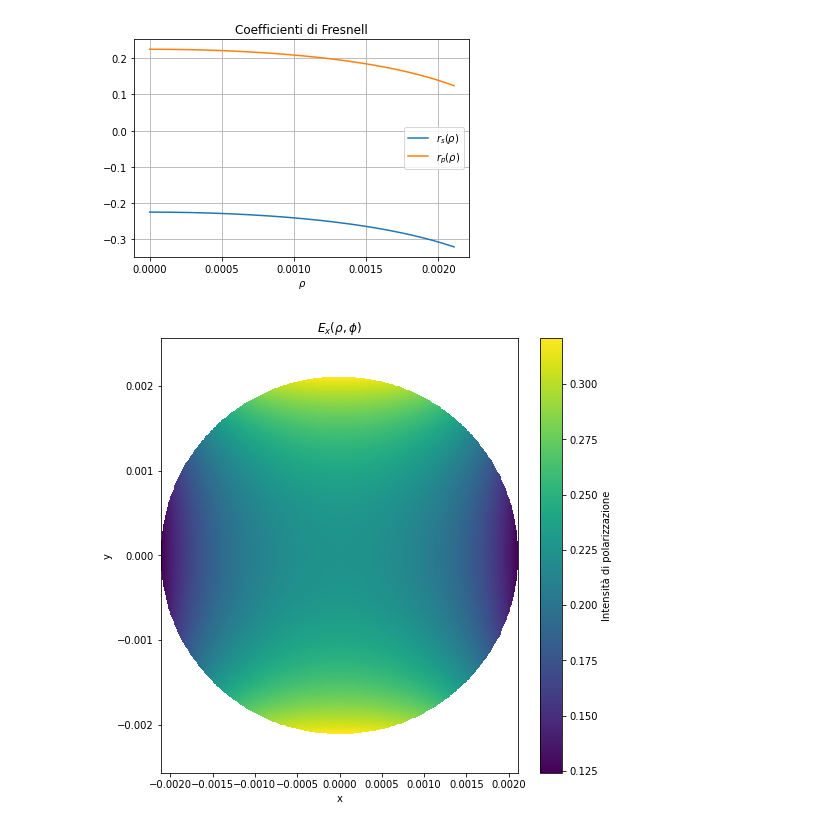
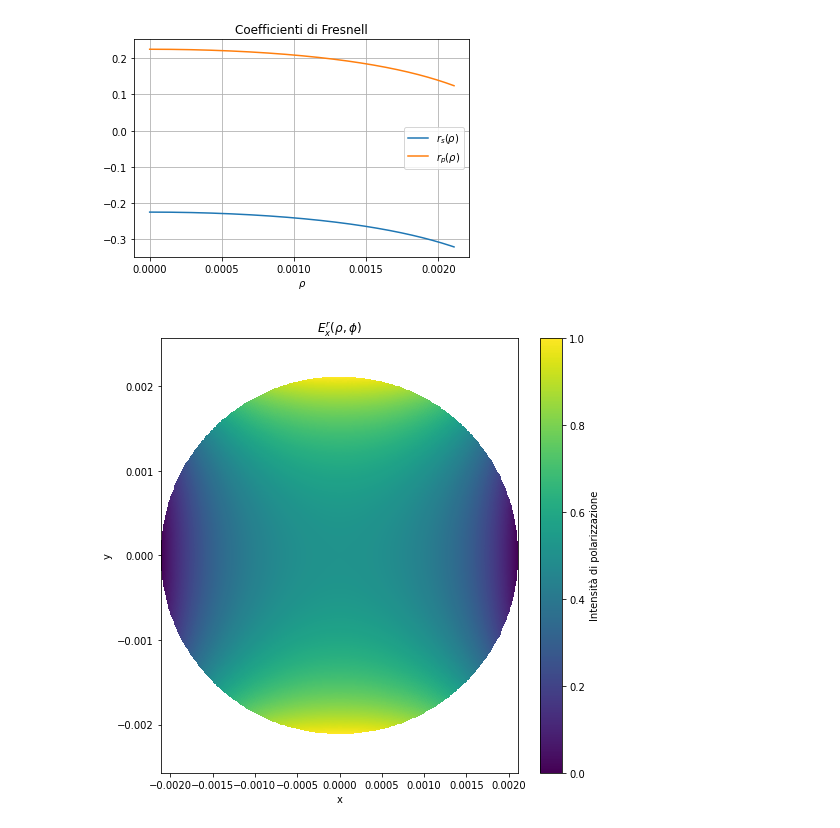
Before and after one commit to filippodaminato/reflected_image_of_a_strongly_focused_spot-, a Jupyter notebook: tesi.ipynb, the cells around one changed output. Saved outputs shown, nothing was run; the diff lists cells and outputs as text; code cells hidden in the pictures.

```diff
--- a/tesi.ipynb
+++ b/tesi.ipynb
@@ -20,15 +18,29 @@ rho_max
+# %%
+def normalize_meshgrid(meshgrid, min_val=0, max_val=1):
+    # Calcola il minimo e il massimo della meshgrid
+    data_min = meshgrid.min()
+    data_max = meshgrid.max()
+
+    # Evita divisioni per zero
+    if data_max - data_min == 0:
+        return np.full_like(meshgrid, (min_val + max_val) / 2)
+
+    # Normalizza nell'intervallo [0, 1] e scala a [min_val, max_val]
+    normalized = (meshgrid - data_min) / (data_max - data_min)  # [0, 1]
+    scaled = normalized * (max_val - min_val) + min_val  # [min_val, max_val]
+    return scaled
 # %%
 def _rp(_rho):
 
     theta_i = np.arcsin(_rho/f)
 
-    # Calcola il seno dell'angolo trasmesso usando la legge di Snell
+    # seno angolo trasmesso usando la legge di Snell
     sin_theta_t = n1 / n2 * np.sin(theta_i)
 
     # Evita valori fuori dal dominio [-1, 1] a causa di errori numerici
     sin_theta_t = np.clip(sin_theta_t, -1, 1)
 
-    # Calcola il coseno dell'angolo trasmesso
+    #coseno angolo trasmesso
     cos_theta_t = np.sqrt(1 - sin_theta_t**2)
 
     # Calcola il coefficiente di Fresnel r_p
@@ -41,13 +53,14 @@ def _rp(_rho):
 def _rs(_rho):
 
     theta_i = np.arcsin(_rho/f)
-    # Calcola il seno dell'angolo trasmesso usando la legge di Snell
+
+    # seno angolo trasmesso usando la legge di Snell
     sin_theta_t = n1 / n2 * np.sin(theta_i)
 
     # Evita valori fuori dal dominio [-1, 1] a causa di errori numerici
     sin_theta_t = np.clip(sin_theta_t, -1, 1)
 
-    # Calcola il coseno dell'angolo trasmesso
+    #coseno angolo trasmesso
     cos_theta_t = np.sqrt(1 - sin_theta_t**2)
 
     # Calcola il coefficiente di Fresnel r_s
@@ -59,13 +72,16 @@ def _rs(_rho):
 
 # Parametri
 E0 = 1  # Ampiezza del campo incidente
+
 _rho = np.linspace(0, rho_max, 500)  # Raggio
 _phi = np.linspace(0, 2 * np.pi, 500)  # Angolo
 rho, phi = np.meshgrid(_rho, _phi)  # Crea una griglia 2D
 
 Ex = np.abs(- E0 * ( _rp(rho) * np.cos(phi)**2 - _rs(rho) * np.sin(phi)**2 ))
-Ey = np.abs(- E0 * ( np.sin(phi) * np.cos(phi) * (_rp(rho)+_rs(rho)) ))
+Ey = np.abs(- E0 * ( np.sin(phi) * np.cos(phi) * ( _rp(rho)+_rs(rho) ) ))
 
+Ex = normalize_meshgrid(Ex)
+Ey = normalize_meshgrid(Ey)
 # Conversione in coordinate cartesiane per il plot
 x = np.array(rho * np.cos(phi))
 y = np.array(rho * np.sin(phi))
@@ -82,15 +98,15 @@ plt.show()
 # %%
 # Creazione del plot
 plt.figure(figsize=(8,8))
 plt.pcolormesh(x, y, Ex)
 plt.colorbar(label="Intensità di polarizzazione")
-plt.title(r'$E_x(\rho,\phi)$')
+plt.title(r'$E_x^r(\rho,\phi)$')
 plt.xlabel('x')
 plt.ylabel('y')
 plt.axis('equal')
 plt.show()
 # %% [output]
-[figure, old version]
+[figure, new version]
 # %%
 plt.figure(figsize=(8, 8))
 plt.pcolormesh(x, y, Ey)
```
Also changed, not shown: parts of 2 cells of this notebook.
